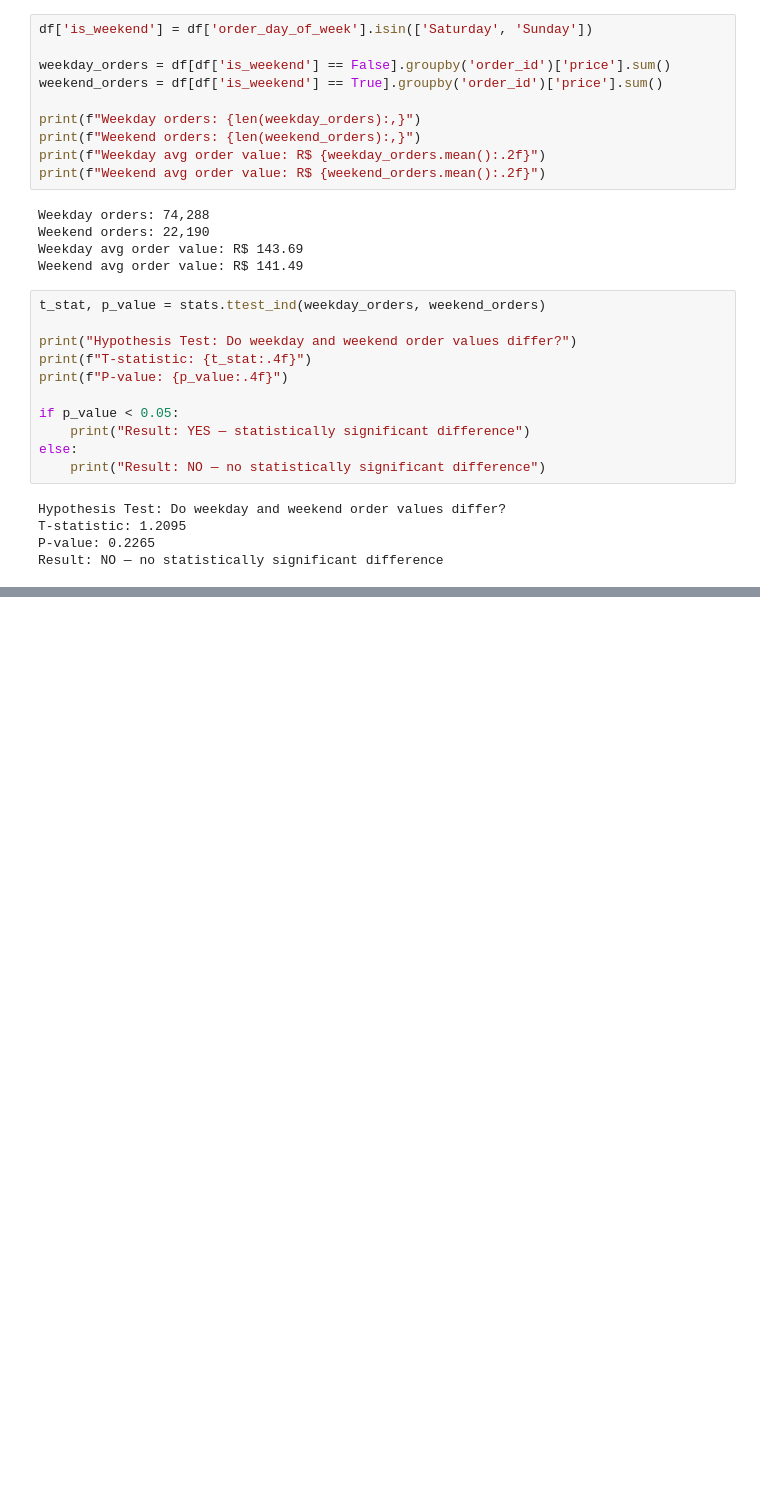
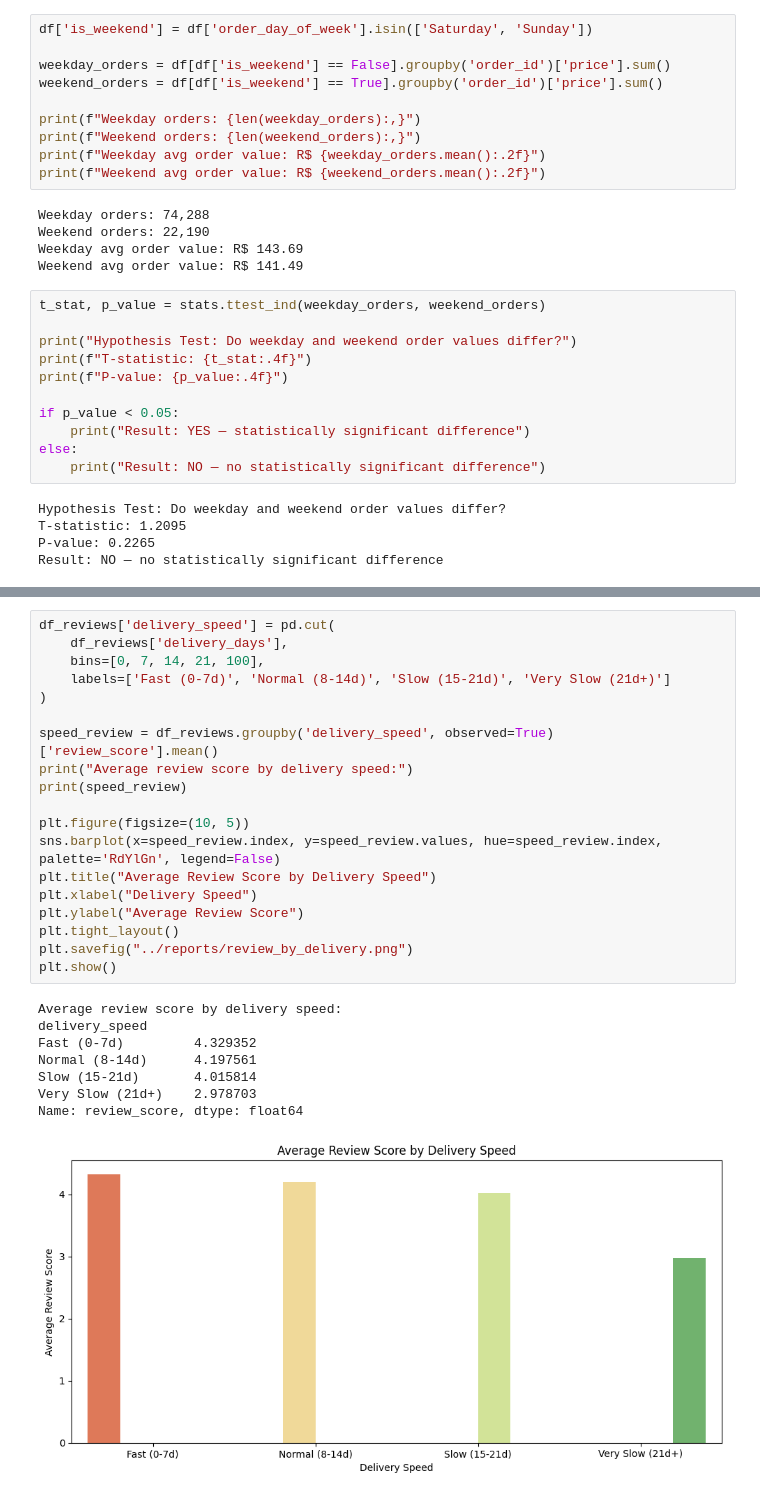
Before and after one commit to Prashant-Swamy/ecommerce-sales-intelligence, a Jupyter notebook: notebooks/04_statistics.ipynb, the cells around one changed output, grey strips where cells are left out. Cells and saved outputs as stored; diff of their text form; blank space fills up the shorter version.

```diff
--- a/notebooks/04_statistics.ipynb
+++ b/notebooks/04_statistics.ipynb
@@ -50,0 +53,28 @@ print(f"Correlation between delivery days and review score: {correlation:.4f}")
+# %%
+df_reviews['delivery_speed'] = pd.cut(
+    df_reviews['delivery_days'],
+    bins=[0, 7, 14, 21, 100],
+    labels=['Fast (0-7d)', 'Normal (8-14d)', 'Slow (15-21d)', 'Very Slow (21d+)']
+)
+
+speed_review = df_reviews.groupby('delivery_speed', observed=True)['review_score'].mean()
+print("Average review score by delivery speed:")
+print(speed_review)
+
+plt.figure(figsize=(10, 5))
+sns.barplot(x=speed_review.index, y=speed_review.values, hue=speed_review.index, palette='RdYlGn', legend=False)
+plt.title("Average Review Score by Delivery Speed")
+plt.xlabel("Delivery Speed")
+plt.ylabel("Average Review Score")
+plt.tight_layout()
+plt.savefig("../reports/review_by_delivery.png")
+plt.show()
+# %% [output]
+Average review score by delivery speed:
+delivery_speed
+Fast (0-7d)         4.329352
+Normal (8-14d)      4.197561
+Slow (15-21d)       4.015814
+Very Slow (21d+)    2.978703
+Name: review_score, dtype: float64
+[figure, added]
```
Also changed, not shown: parts of 3 cells of this notebook, 3 other files.
